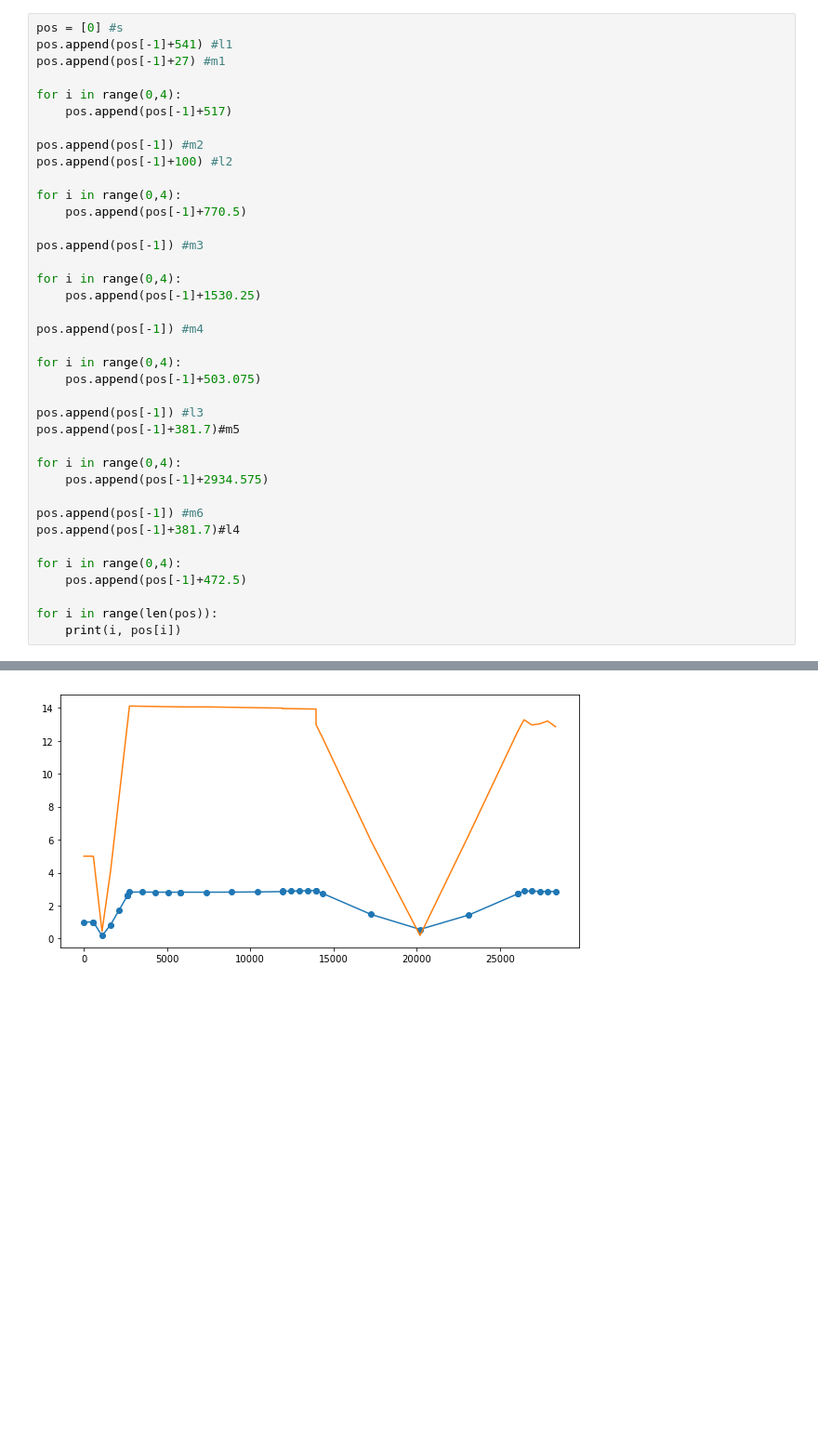
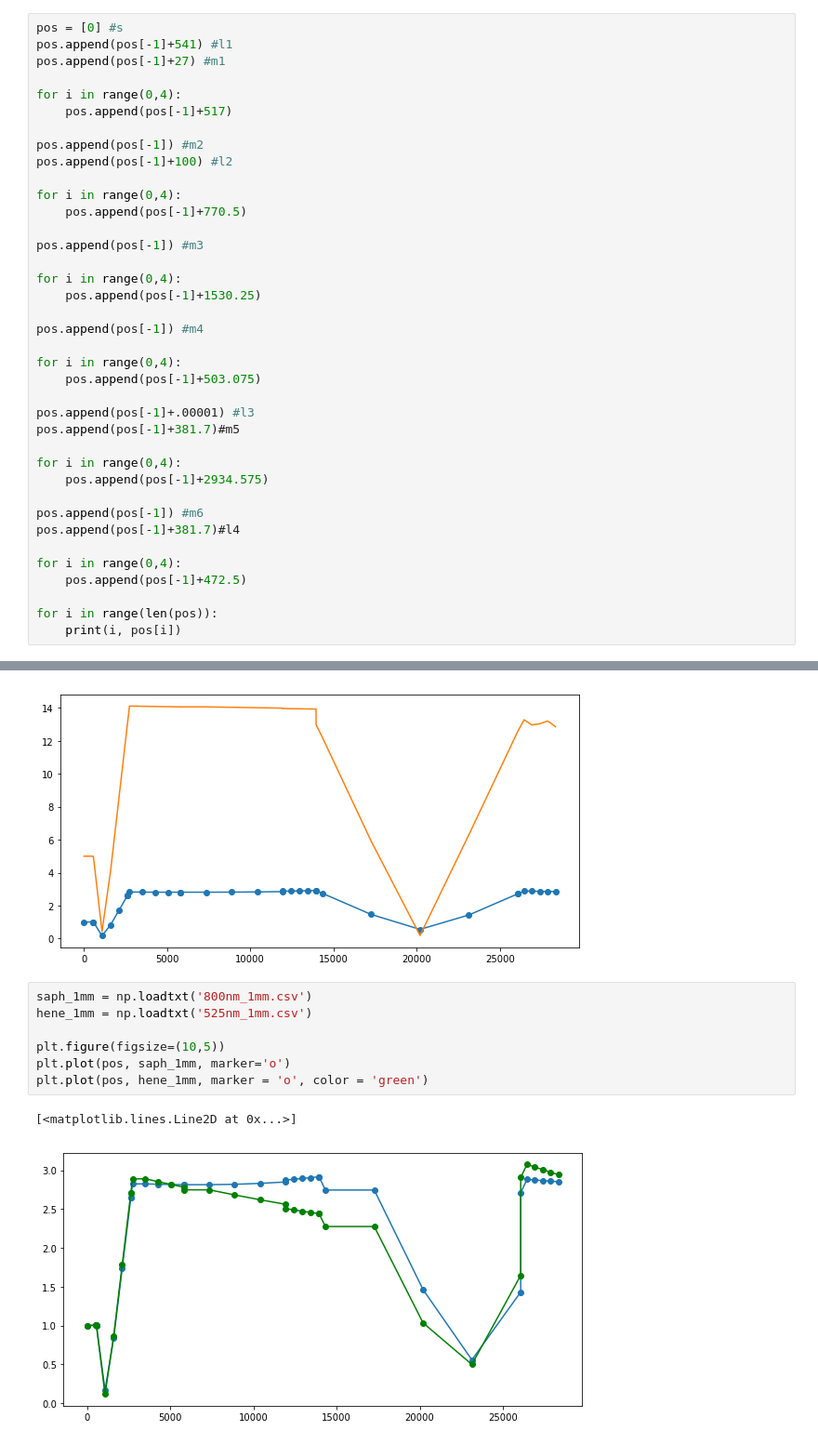
Before and after one commit to eseguraca6/slacecodes, a Jupyter notebook: FACET_model_current/wavelength_runs/zemax_t.ipynb, the cells around one changed output, grey strips where cells are left out. Shown at 93% size. Drawn from its saved outputs; the diff is of its cells as text; blank space fills up the shorter version.

```diff
--- a/FACET_model_current/wavelength_runs/zemax_t.ipynb
+++ b/FACET_model_current/wavelength_runs/zemax_t.ipynb
@@ -34,7 +34,7 @@ pos.append(pos[-1]) #m4
 for i in range(0,4):
     pos.append(pos[-1]+503.075)
 
-pos.append(pos[-1]) #l3
+pos.append(pos[-1]+.00001) #l3
 pos.append(pos[-1]+381.7)#m5
 
 for i in range(0,4):
@@ -81,3 +81,13 @@ plt.plot(pos, test_t1_1m)
 # %% [output]
 [<matplotlib.lines.Line2D at 0x...>]
 [figure]
+# %%
+saph_1mm = np.loadtxt('800nm_1mm.csv')
+hene_1mm = np.loadtxt('525nm_1mm.csv')
+
+plt.figure(figsize=(10,5))
+plt.plot(pos, saph_1mm, marker='o')
+plt.plot(pos, hene_1mm, marker = 'o', color = 'green')
+# %% [output]
+[<matplotlib.lines.Line2D at 0x...>]
+[figure, added]
```
Also changed, not shown: parts of 3 cells of this notebook.
